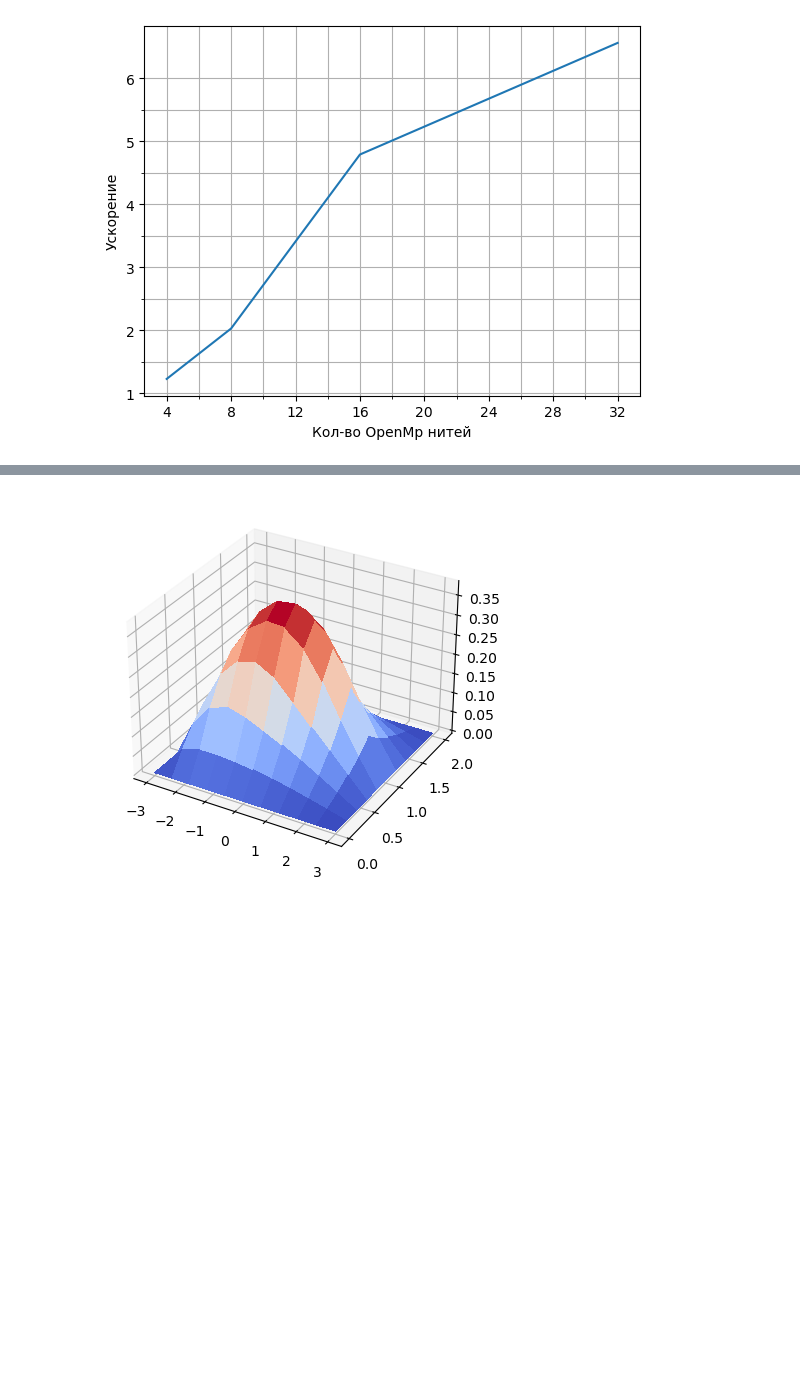
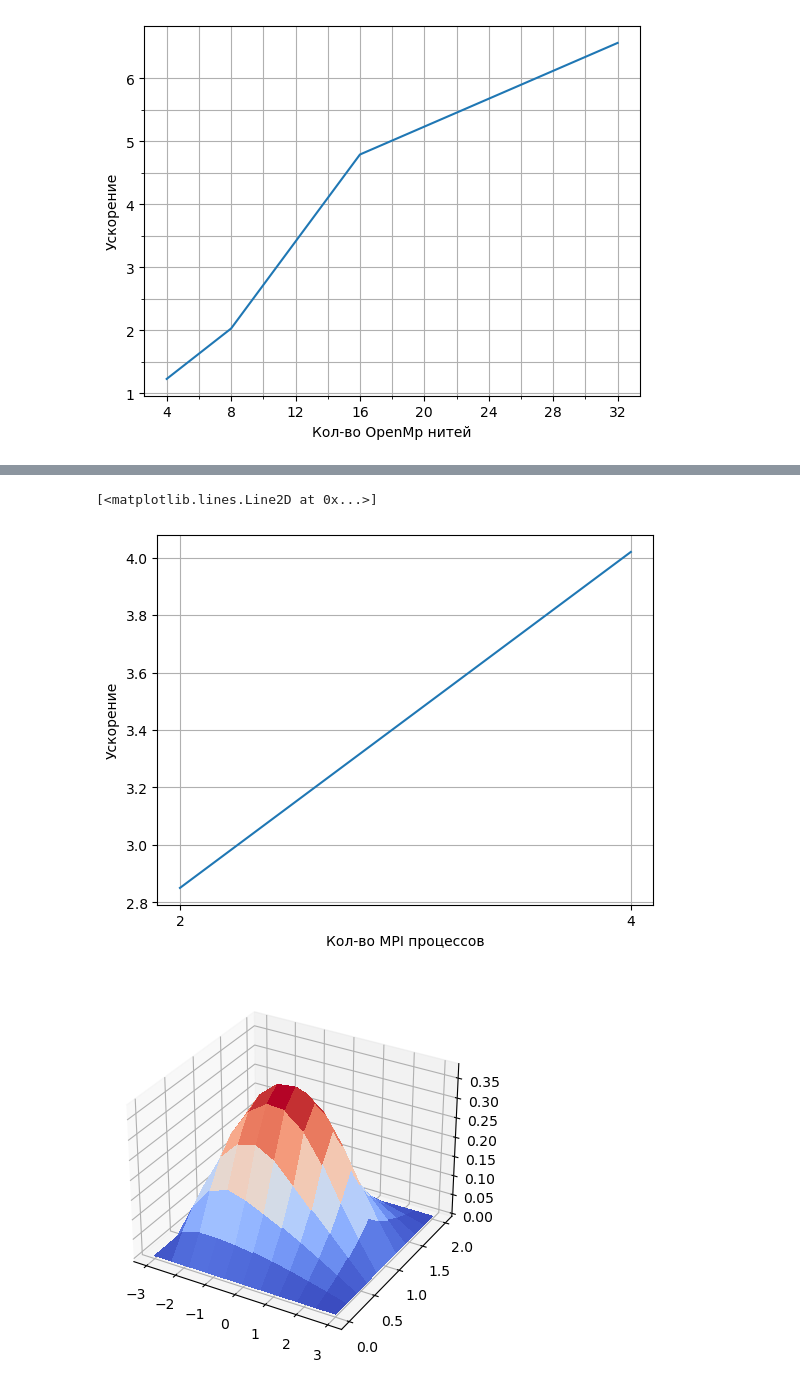
Before and after one commit to dedoser/hpc2, a Jupyter notebook: graphs.ipynb, the cells around one changed output, grey strips where cells are left out. Saved outputs shown, nothing was run; the diff lists cells and outputs as text; code cells hidden in the pictures; blank space fills up the shorter version.

```diff
--- a/graphs.ipynb
+++ b/graphs.ipynb
@@ -24,3 +38,15 @@ plt.plot(x, y)
+# %%
+x1 = [2, 4]
+y1 = [2.85, 4.02]
+ax = plt.gca()
+ax.set_xlabel('Кол-во MPI процессов')
+ax.set_ylabel('Ускорение')
+ax.set_xticks(x1)
+plt.grid(which='major')
+plt.plot(x1, y1)
+# %% [output]
+[<matplotlib.lines.Line2D at 0x...>]
+[figure, added]
 # %%
 file = open('results/results10.txt', 'r')
 lines = file.readlines()
```
Also changed, not shown: parts of 1 cell of this notebook, 5 other files.
